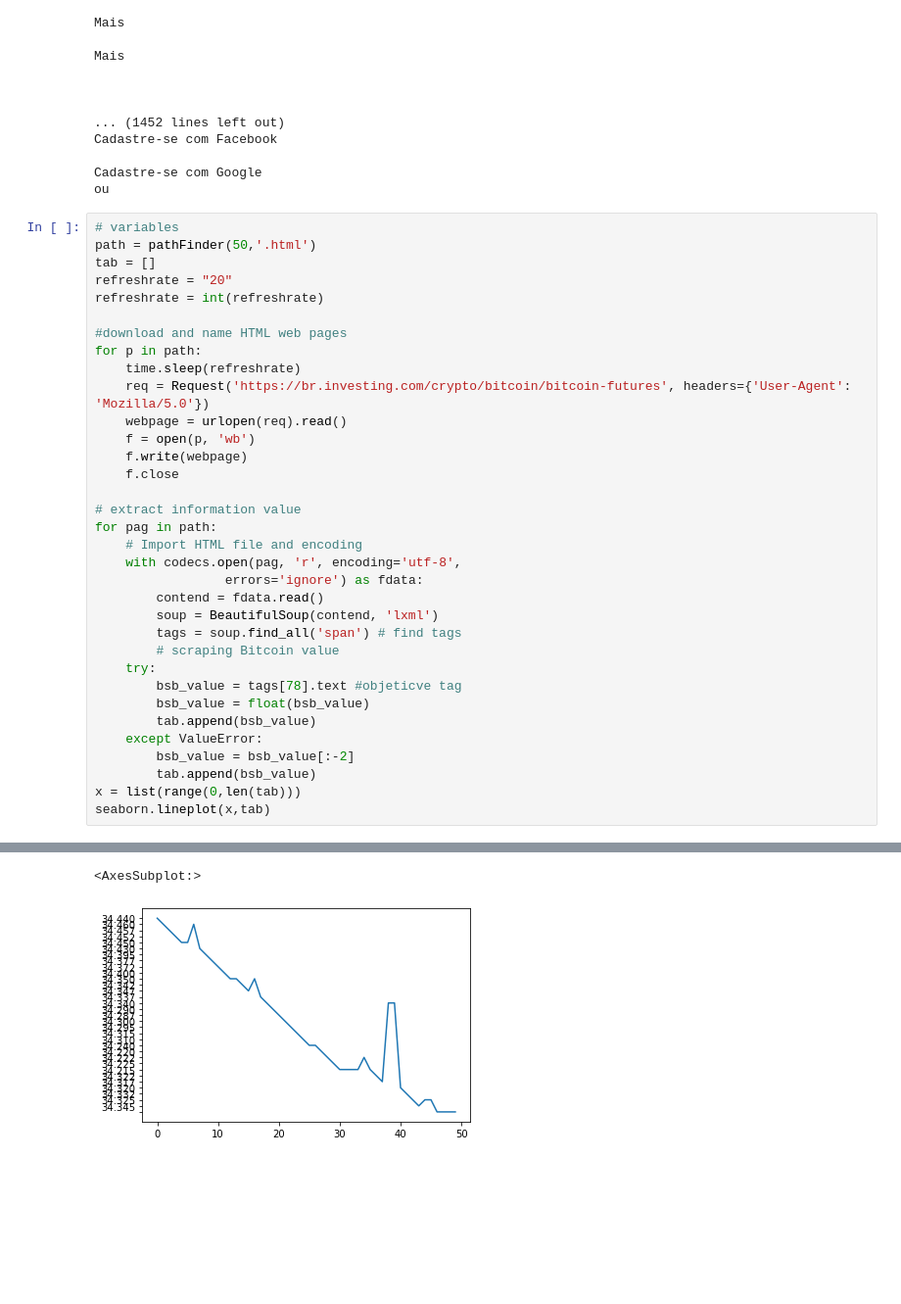
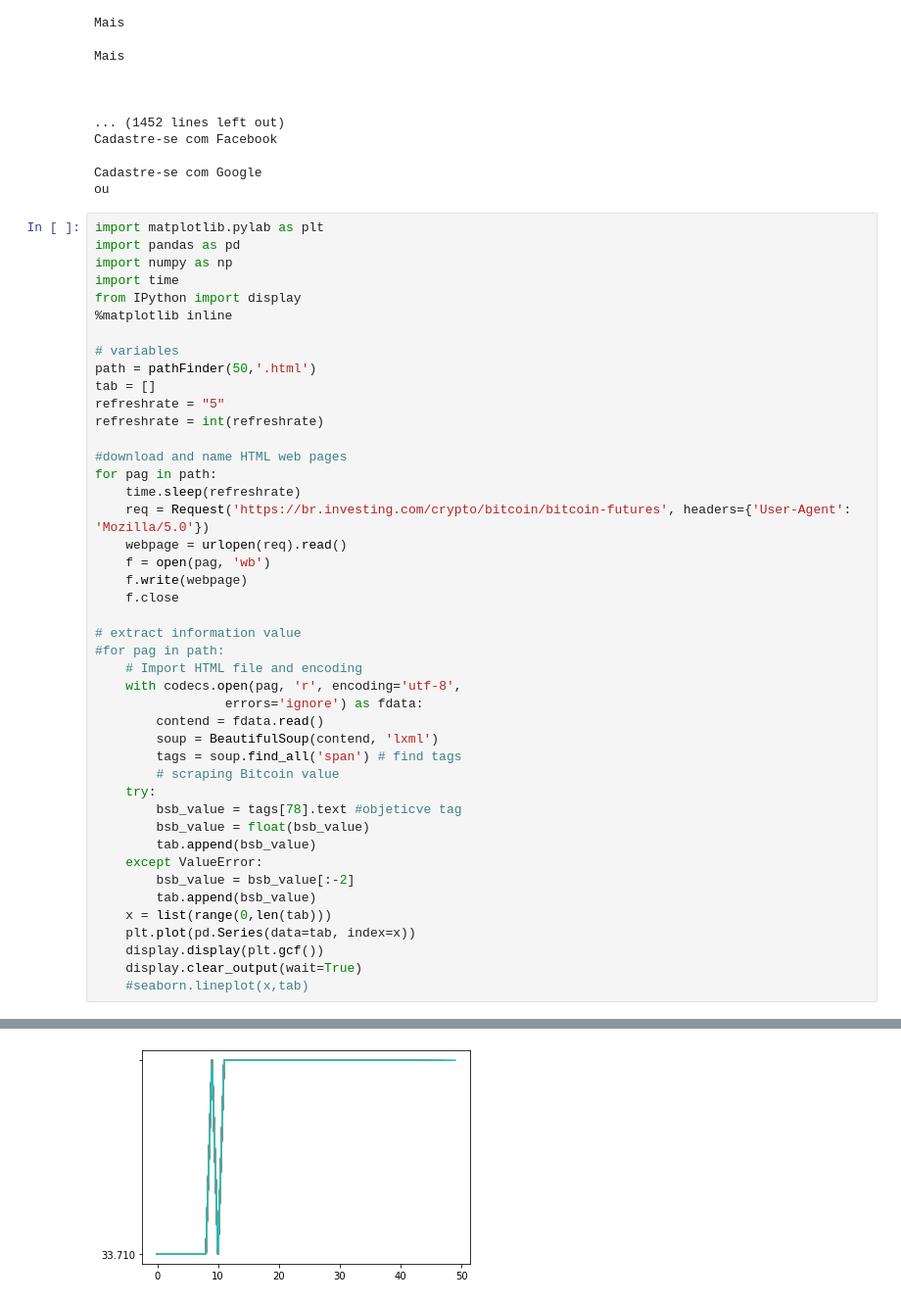
Before and after one commit to vitor-mendes-iq/Web_scraping_tool, a Jupyter notebook: Web_scraping_studies.ipynb, the cells around one changed output, grey strips where cells are left out. Shown: that part at 98% size. Cells and saved outputs as stored; diff of their text form; blank space fills up the shorter version.

Commit message:
Update Web_scraping_studies.ipynb
Dynamic plot of mining values

```diff
--- a/Web_scraping_studies.ipynb
+++ b/Web_scraping_studies.ipynb
@@ -45,23 +46,30 @@ Cadastre-se com Facebook
 Cadastre-se com Google
 ou
 # %%
+import matplotlib.pylab as plt
+import pandas as pd
+import numpy as np
+import time
+from IPython import display
+%matplotlib inline
+
 # variables
 path = pathFinder(50,'.html')
 tab = []
-refreshrate = "20"
+refreshrate = "5"
 refreshrate = int(refreshrate)
 
 #download and name HTML web pages
-for p in path:
+for pag in path:
     time.sleep(refreshrate)
     req = Request('https://br.investing.com/crypto/bitcoin/bitcoin-futures', headers={'User-Agent': 'Mozilla/5.0'})
     webpage = urlopen(req).read()
-    f = open(p, 'wb')
+    f = open(pag, 'wb')
     f.write(webpage)
     f.close
 
 # extract information value
-for pag in path:
+#for pag in path:
     # Import HTML file and encoding
     with codecs.open(pag, 'r', encoding='utf-8',
                  errors='ignore') as fdata:
@@ -76,6 +84,9 @@ for pag in path:
     except ValueError:
         bsb_value = bsb_value[:-2]
         tab.append(bsb_value)
-x = list(range(0,len(tab)))
-seaborn.lineplot(x,tab)
+    x = list(range(0,len(tab)))
+    plt.plot(pd.Series(data=tab, index=x))
+    display.display(plt.gcf())
+    display.clear_output(wait=True)
+    #seaborn.lineplot(x,tab)
 # %% [output]
@@ -99,2 +93 @@ meupau
-<AxesSubplot:>
-[figure, old version]
+[figure, new version]
```
Also changed, not shown: parts of 2 cells of this notebook.
